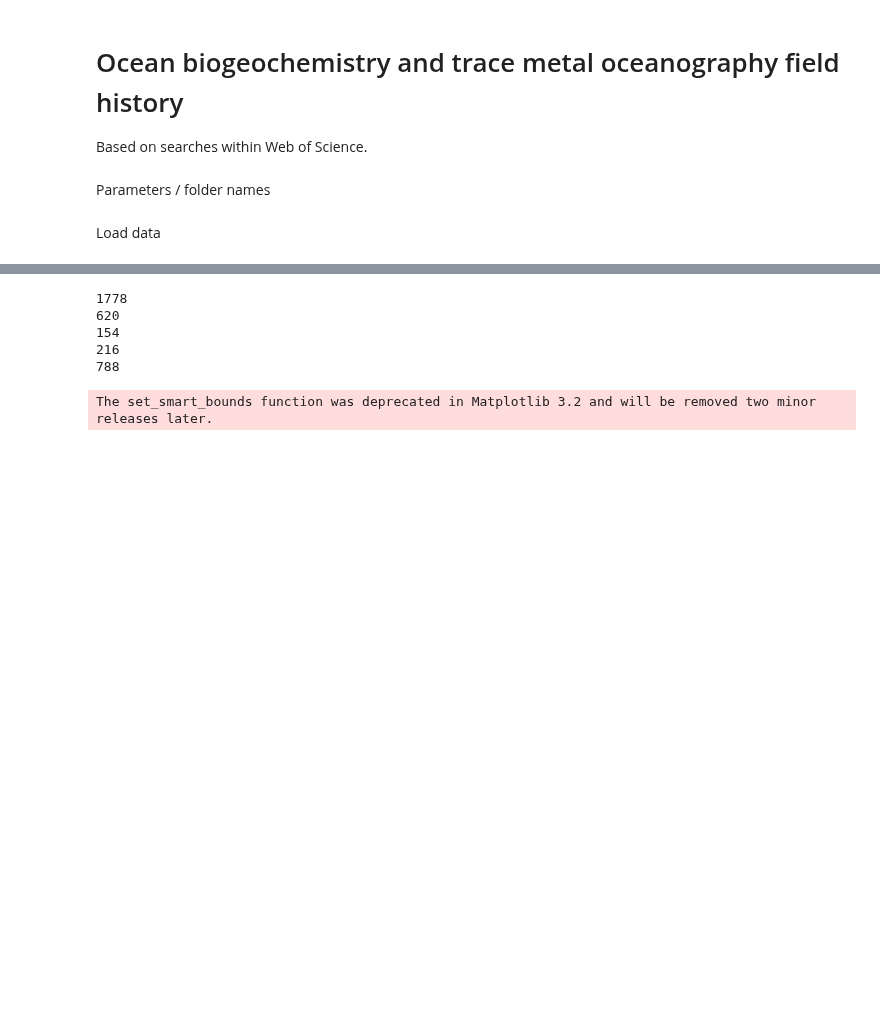
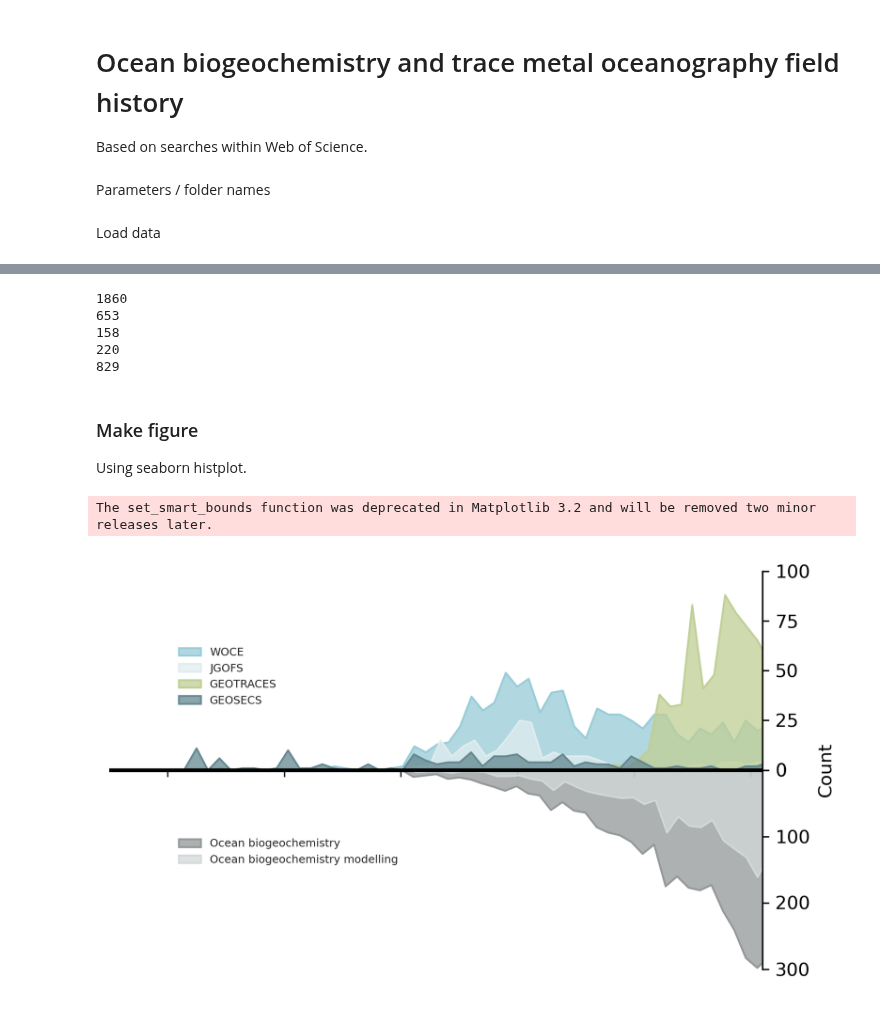
Before and after one commit to UBC-MOAD/analysis-brogalla, a Jupyter notebook: talk_figures/trace-metal-oceanography-history.ipynb, the cells around one changed output, grey strips where cells are left out. Cells and saved outputs as stored; diff of their text form; code cells hidden in the pictures; blank space fills up the shorter version.

Commit message:
Added some notes to the Web of Science figure creation

```diff
--- a/talk_figures/trace-metal-oceanography-history.ipynb
+++ b/talk_figures/trace-metal-oceanography-history.ipynb
@@ -19,14 +19,16 @@ folder_base   = '/ocean/brogalla/GEOTRACES/data/web-of-science/'
 # %% [markdown]
 Load data
 # %%
-GEOTRACES     = pd.read_csv(f'{folder_base}GEOTRACES_20220622.csv', header=10)
-GEOSECS       = pd.read_csv(f'{folder_base}GEOSECS_20220622.csv', header=10)
-JGOFS         = pd.read_csv(f'{folder_base}joint-global-ocean-flux-study_20220622.csv', header=10)
-WOCE          = pd.read_csv(f'{folder_base}world-ocean-circulation-experiment_20220622.csv', header=10)
-biochem       = pd.read_csv(f'{folder_base}ocean_biogeochemistry_20220622.csv', header=10)
-biochem_model = pd.read_csv(f'{folder_base}ocean_biogeochemistry_modelling_20220622.csv', header=10)
+# Load Web of Science output files:
+GEOTRACES     = pd.read_csv(f'{folder_base}GEOTRACES.csv', header=10)
+GEOSECS       = pd.read_csv(f'{folder_base}GEOSECS.csv', header=10)
+JGOFS         = pd.read_csv(f'{folder_base}joint-global-ocean-flux-study.csv', header=10)
+WOCE          = pd.read_csv(f'{folder_base}world-ocean-circulation-experiment.csv', header=10)
+biochem       = pd.read_csv(f'{folder_base}ocean-biogeochemistry.csv', header=10)
+biochem_model = pd.read_csv(f'{folder_base}ocean-biogeochemistry-modelling.csv', header=10)
 
-GEOTRACES['Publication Year'][GEOTRACES['Publication Year'] == 'DEC 20 2015'] = '2015'
+# Load publication year of each entry in the files
+GEOTRACES['Publication Year'][GEOTRACES['Publication Year'] == 'DEC 20 2015'] = '2015' # correct one weird entry
 GEOTRACES_publication_years = GEOTRACES['Publication Year'].astype(int).values
 GEOSECS_publication_years   = GEOSECS['Publication Year'].values
 JGOFS_publication_years     = JGOFS['Publication Year'].values
@@ -63,19 +86,21 @@ print(len(GEOSECS_publication_years))
 print(len(JGOFS_publication_years))
 print(len(WOCE_publication_years))
 # %% [output]
-1778
-620
-154
-216
-788
+1860
+653
+158
+220
+829
+# %% [markdown]
+### Make figure
+
+Using seaborn histplot.
 # %%
 fig, ax = plt.subplots(1,1, figsize=(6.4,4.0), dpi=300)
 ax2 = ax.twinx()
 ax2.invert_yaxis()
 st  = sns.axes_style("whitegrid")
-# sns.set_palette("viridis_r", n_colors=4)
 color_list = ['#97ccd8','#648890','#e1edef','#c0cf95']
-# color_list = ['#97ccd8','#e1edef','#c0cf95','#648890']
 sns.set_palette(sns.color_palette(color_list))
 
 with st:
@@ -84,33 +109,39 @@ with st:
     sns.histplot(JGOFS_publication_years    , label='JGOFS', ax=ax, fill=True, color=color_list[2], stat='count', \
                  bins=np.unique(JGOFS_publication_years)[-1]+1-np.unique(JGOFS_publication_years)[0], element="poly")
     sns.histplot(GEOTRACES_publication_years, label='GEOTRACES', ax=ax, fill=True, color=color_list[3], stat='count', \
                  bins=np.unique(GEOTRACES_publication_years)[-1]+1-np.unique(GEOTRACES_publication_years)[0], element="poly")
     sns.histplot(GEOSECS_publication_years  , label='GEOSECS',  ax=ax, fill=True, color=color_list[1], stat='count', \
                  bins=np.unique(GEOSECS_publication_years)[-1]+1-np.unique(GEOSECS_publication_years)[0], element="poly")
 
     sns.histplot(biochem_publication_years      , label='Ocean biogeochemistry', ax=ax2, fill=True, stat='count',\
                  bins=np.unique(biochem_publication_years)[-1]+1-np.unique(biochem_publication_years)[0], \
                  color='#939798', element="poly", zorder=1)
     sns.histplot(biochem_model_publication_years      , label='Ocean biogeochemistry modelling', ax=ax2, fill=True, stat='count',\
                  bins=np.unique(biochem_model_publication_years)[-1]+1-np.unique(biochem_model_publication_years)[0], \
                  color='#d3d9da', element="poly", zorder=1)
 
     ax.set(xlim=(1965, 2021), ylim=(-100, 100))
     ax2.set(ylim=(300, -300))
     ax.legend(loc=(0.1,0.65), frameon=False, fontsize=6)
+    ax2.legend(loc=(0.1,0.25), frameon=False, fontsize=6)
     ax.spines['bottom'].set_position('zero')
     ax.spines['bottom'].set_smart_bounds(True)
     for axis in [ax, ax2]:
         axis.spines['bottom'].set_visible(False)
         axis.spines['top'].set_visible(False)
-#         axis.spines['right'].set_visible(False)
         axis.spines['left'].set_visible(False)
         axis.xaxis.set_ticks_position('bottom')
         axis.axhline(linewidth=2, color='k')
         axis.xaxis.set_ticks_position('bottom')
         axis.xaxis.set_ticklabels([])
-#         axis.yaxis.set_visible(False)
 
-fig.savefig('/ocean/brogalla/GEOTRACES/figures/trace-metal-history-20220921.jpg', bbox_inches='tight', dpi=300)
+    # only needed because I have these double vertical axes with different scales:
+    ax.set_ylabel('')
+    ax.yaxis.set_ticks_position('right')
+    ax.set_yticks([0, 25, 50, 75, 100])
+    ax2.set_yticks([0, 100, 200, 300])
+
+# fig.savefig('/ocean/brogalla/GEOTRACES/figures/trace-metal-history-20230427.jpg', bbox_inches='tight', dpi=300)
 # %% [output]
 The set_smart_bounds function was deprecated in Matplotlib 3.2 and will be removed two minor releases later.
+[figure, added]
```
Also changed, not shown: parts of 6 cells of this notebook.
